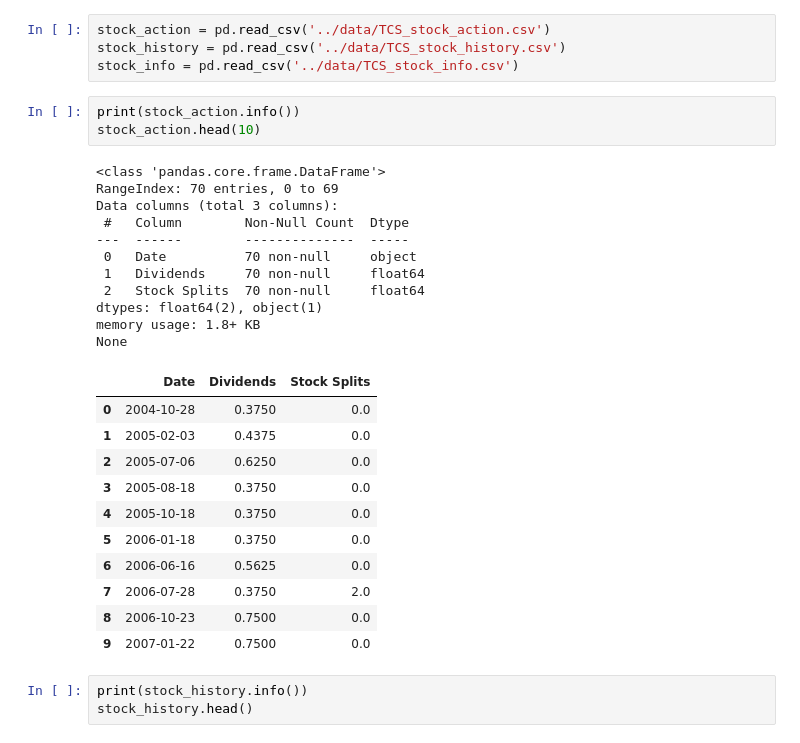
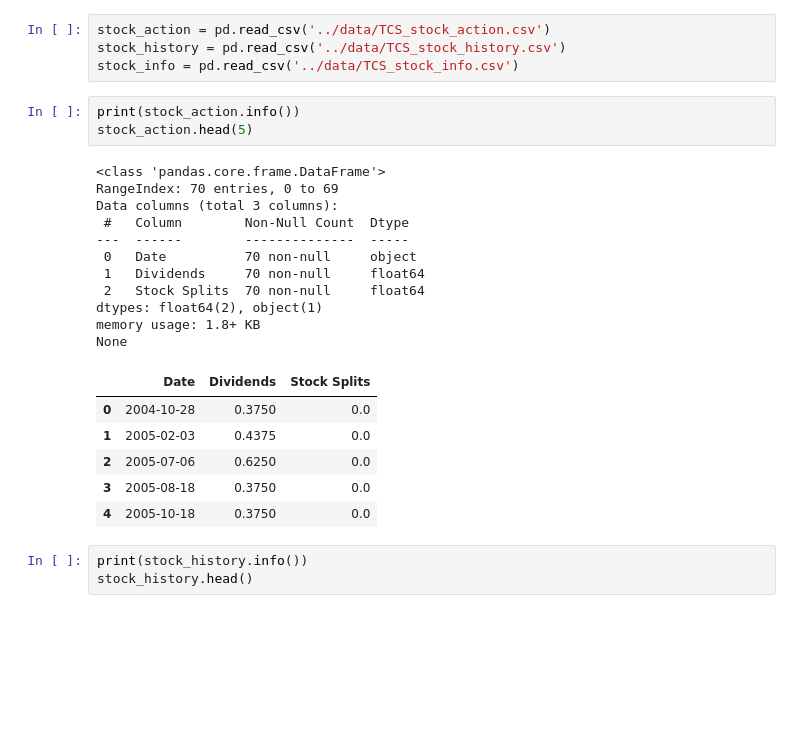
Before and after one commit to Abhishek-S0111/AICT-Internship-Assessment, a Jupyter notebook: TCS-Stock-Predictions/code/tcs-stock-predictions.ipynb, the cells around one changed output. Drawn from its saved outputs; the diff is of its cells as text; blank space fills up the shorter version.

```diff
--- a/TCS-Stock-Predictions/code/tcs-stock-predictions.ipynb
+++ b/TCS-Stock-Predictions/code/tcs-stock-predictions.ipynb
@@ -36,30 +36,25 @@ stock_history = pd.read_csv('../data/TCS_stock_history.csv')
 stock_info = pd.read_csv('../data/TCS_stock_info.csv')
 # %%
 print(stock_action.info())
-stock_action.head(10)
+stock_action.head(5)
 # %% [output]
 <class 'pandas.core.frame.DataFrame'>
 RangeIndex: 70 entries, 0 to 69
 Data columns (total 3 columns):
  #   Column        Non-Null Count  Dtype
 ---  ------        --------------  -----
  0   Date          70 non-null     object
  1   Dividends     70 non-null     float64
  2   Stock Splits  70 non-null     float64
 dtypes: float64(2), object(1)
 memory usage: 1.8+ KB
 None
 |  | Date | Dividends | Stock Splits |
 | 0 | 2004-10-28 | 0.3750 | 0.0 |
 | 1 | 2005-02-03 | 0.4375 | 0.0 |
 | 2 | 2005-07-06 | 0.6250 | 0.0 |
 | 3 | 2005-08-18 | 0.3750 | 0.0 |
 | 4 | 2005-10-18 | 0.3750 | 0.0 |
-| 5 | 2006-01-18 | 0.3750 | 0.0 |
-| 6 | 2006-06-16 | 0.5625 | 0.0 |
-| 7 | 2006-07-28 | 0.3750 | 2.0 |
-| 8 | 2006-10-23 | 0.7500 | 0.0 |
-| 9 | 2007-01-22 | 0.7500 | 0.0 |
 # %%
 print(stock_history.info())
 stock_history.head()
```
Also changed, not shown: parts of 3 cells of this notebook, 23 other files.
